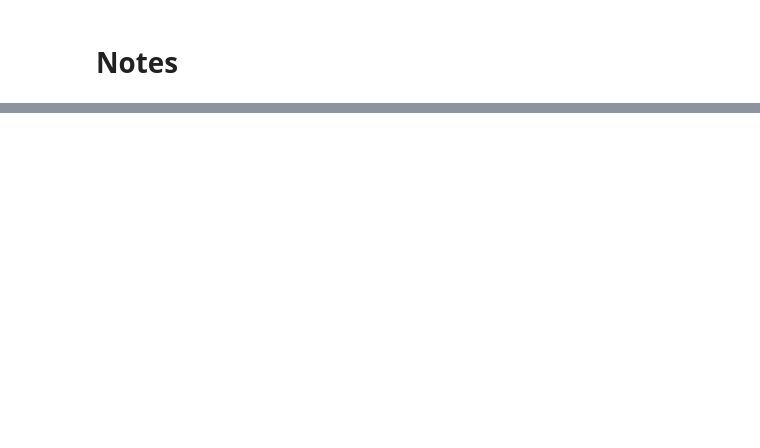
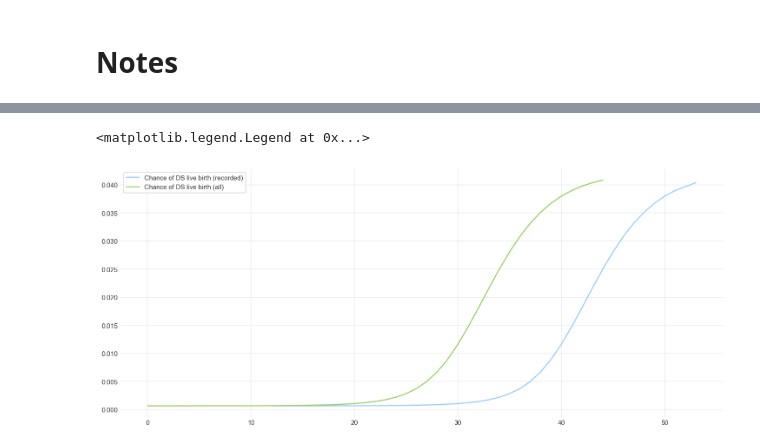
Before and after one commit to frankbuckley/ds-births-populations, a Jupyter notebook: projects/us-birth-certificates/notes.ipynb, the cells around one changed output, grey strips where cells are left out. Saved outputs shown, nothing was run; the diff lists cells and outputs as text; code cells hidden in the pictures; blank space fills up the shorter version.

```diff
--- a/projects/us-birth-certificates/notes.ipynb
+++ b/projects/us-birth-certificates/notes.ipynb
@@ -22,0 +67,3 @@ df[[vars.YEAR, vars.CA_DOWN_C]].groupby(vars.DOB_YY).value_counts().unstack(fill
+# %%
+age_ds_df = df[[vars.MAGE_C, vars.P_DS_LB_NT]].groupby(vars.MAGE_C).describe()
+age_ds_df
@@ -22,0 +89,5 @@ df[[vars.YEAR, vars.CA_DOWN_C]].groupby(vars.DOB_YY).value_counts().unstack(fill
+# %%
+recorded_df = df[df[vars.DOWN_IND] == 1]
+# %%
+age_ds_recorded_df = recorded_df[[vars.MAGE_C, vars.P_DS_LB_NT]].groupby(vars.MAGE_C).describe()
+age_ds_recorded_df
@@ -22,0 +114,8 @@ df[[vars.YEAR, vars.CA_DOWN_C]].groupby(vars.DOB_YY).value_counts().unstack(fill
+# %%
+plt.figure(figsize=(12, 5))
+plt.plot(age_ds_recorded_df.index, age_ds_recorded_df[(vars.P_DS_LB_NT, 'mean')], color="#99ccff", label="Chance of DS live birth (recorded)")
+plt.plot(age_ds_df.index, age_ds_df[(vars.P_DS_LB_NT, 'mean')], color="#99d066", label="Chance of DS live birth (all)")
+plt.legend()
+# %% [output]
+<matplotlib.legend.Legend at 0x...>
+[figure, added]
```
Also changed, not shown: parts of 16 cells of this notebook, 3 other files.
